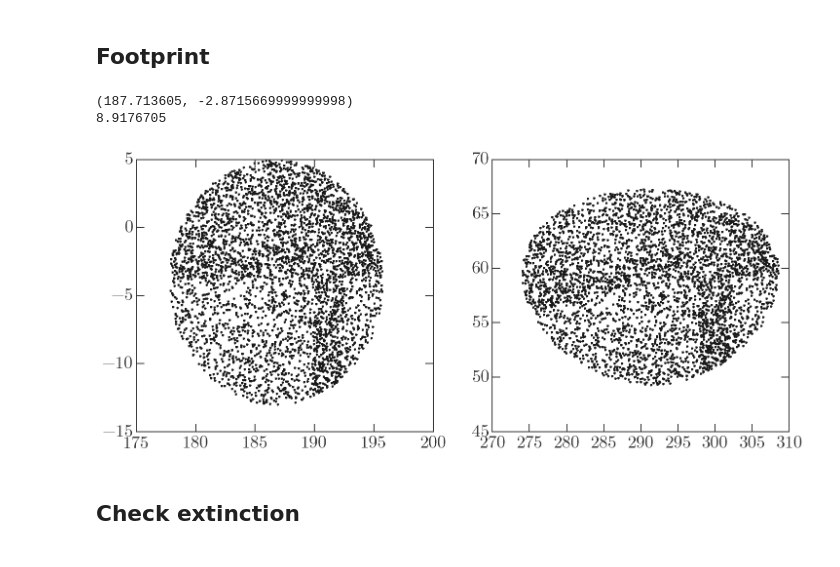
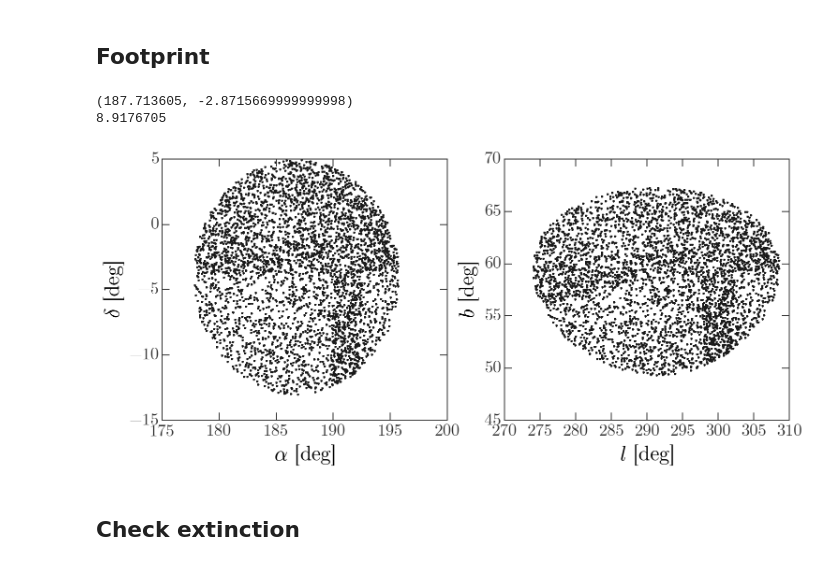
Before and after one commit to adrn/ExtraPlanets, a Jupyter notebook: notebooks/2mass - field 10.ipynb, the cells around one changed output. Saved outputs shown, nothing was run; the diff lists cells and outputs as text; code cells hidden in the pictures.

```diff
--- a/notebooks/2mass - field 10.ipynb
+++ b/notebooks/2mass - field 10.ipynb
@@ -90,19 +90,23 @@ stars = d[ix]
 # %%
 _fpt = stars.iloc[::100]
 
 cc = coord.SkyCoord(ra=np.array(_fpt.RA)*u.degree,
                     dec=np.array(_fpt.DEC)*u.degree)
 
 fig,axes = plt.subplots(1,2,figsize=(12,5))
 axes[0].plot(_fpt.RA, _fpt.DEC, ls='none')
+axes[0].set_xlabel(r"$\alpha$ [deg]")
+axes[0].set_ylabel(r"$\delta$ [deg]")
 axes[1].plot(cc.galactic.l.degree, cc.galactic.b.degree, ls='none')
+axes[1].set_xlabel(r"$l$ [deg]")
+axes[1].set_ylabel(r"$b$ [deg]")
 
 print(np.median(_fpt.RA), np.median(_fpt.DEC))
 print((np.max(_fpt.RA) - np.min(_fpt.RA))/2.)
 # %% [output]
 (187.713605, -2.8715669999999998)
 8.9176705
-[figure, old version]
+[figure, new version]
 # %% [markdown]
 ## Check extinction
 # %%
```
Also changed, not shown: parts of 7 cells of this notebook, 1 other file.
